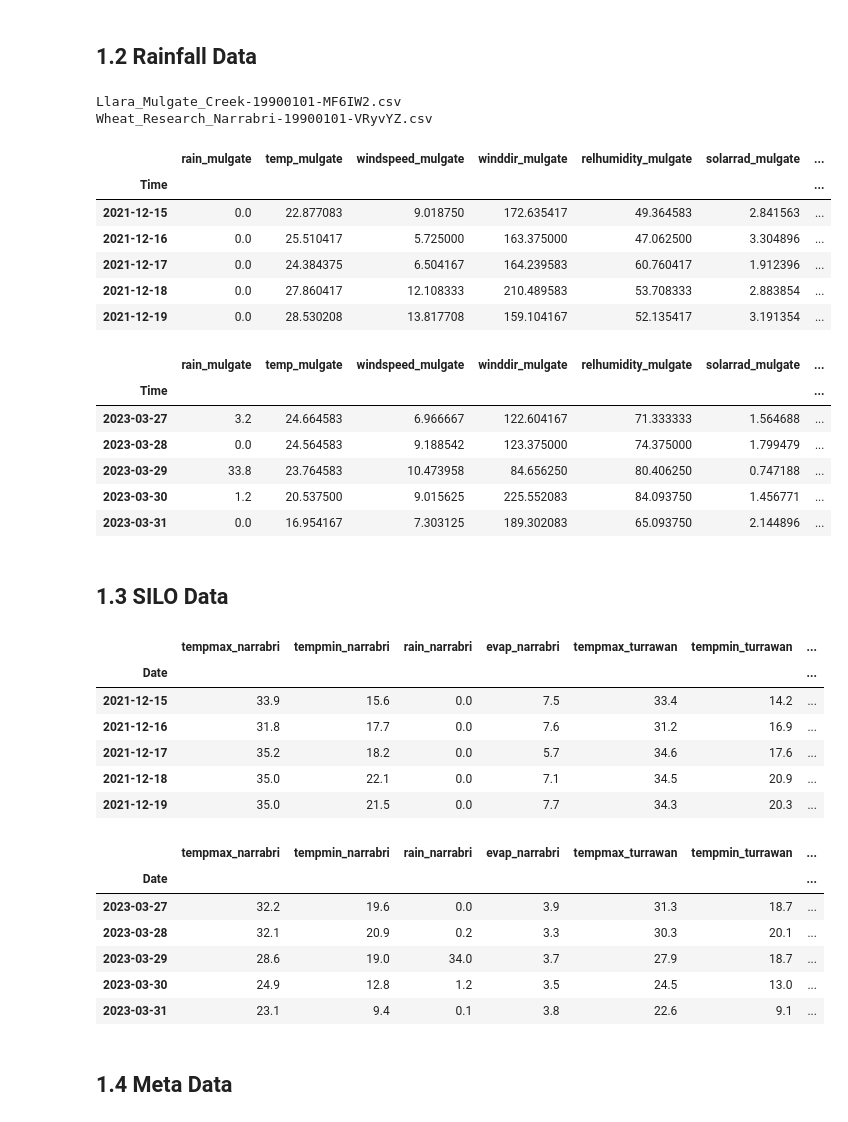
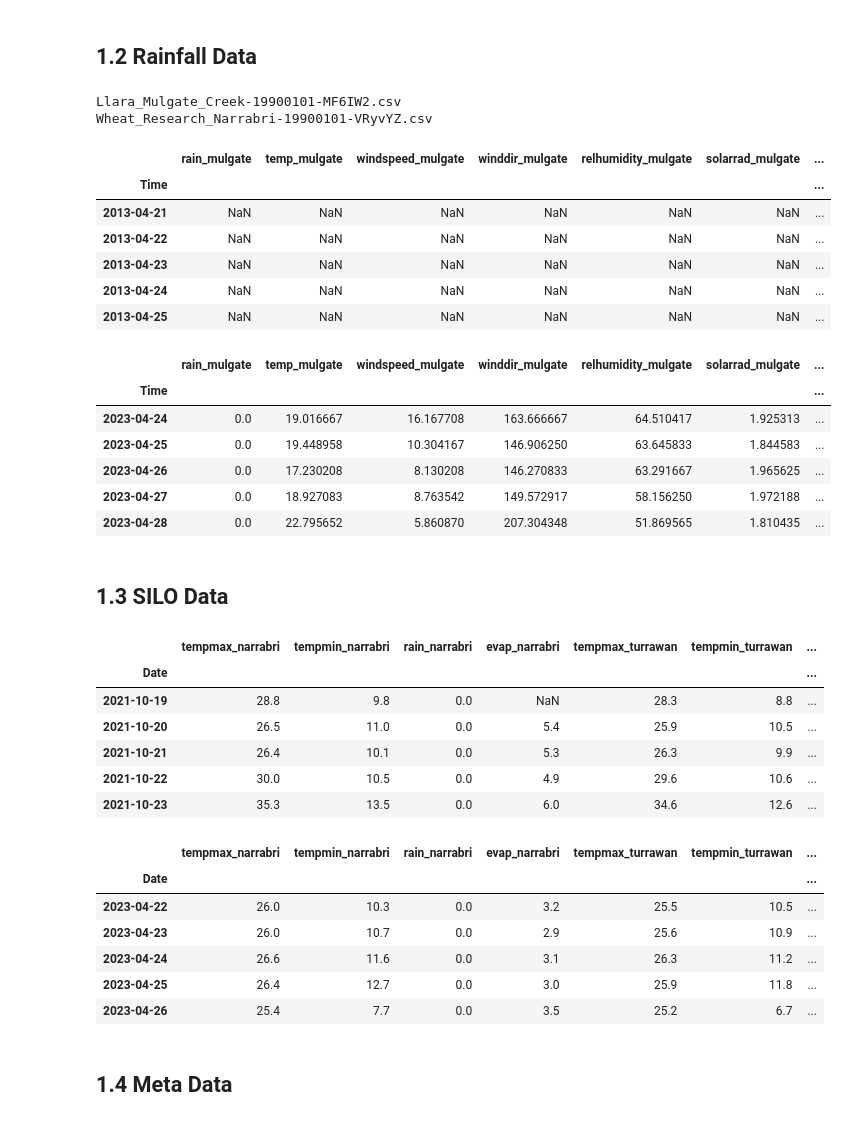
Before and after one commit to dare-centre/DDC-I, a Jupyter notebook: 00_Data_Preprocessing.ipynb, the cells around one changed output. Cells and saved outputs as stored; diff of their text form; code cells hidden in the pictures.

```diff
--- a/00_Data_Preprocessing.ipynb
+++ b/00_Data_Preprocessing.ipynb
@@ -126,48 +113,45 @@ Gauge: WW 12-03 AE start: 2021-12-15 00:00:00 end: 2023-04-12 00:00:00
 # %%
 # now get from other llara rain gauges
 llara_gauges = {
     'mulgate': 'Llara_Mulgate_Creek-19900101-MF6IW2.csv',
     # 'south': 'Llara_South-19900101-bNI22T.csv',
     'wheat': 'Wheat_Research_Narrabri-19900101-VRyvYZ.csv'
 }
 col_convert = {
     'Time': 'Date',
     ' Rain Since 9am (mm)': 'rain',
     ' Temperature (C)': 'temp',
     ' Rel Humidity (%)': 'relhumidity',
     ' Solar Rad (kWh/m^2)': 'solarrad',
     ' Wind (km/h)': 'windspeed',
     ' Wind Dir': 'winddir',
     ' MSLP (hPa)': 'mlsp',
     ' UV': 'uv'
 }
 
 llara_data = load_llara_gauges(data_dir,llara_gauges,col_convert)
 # drop if a gauge is missing that varibale entirely
 llara_data = llara_data.dropna(axis=1,how='all')
 
-# remove dates before the start date
-llara_data = llara_data[date_start:date_end]
-
 display(llara_data.head())
 display(llara_data.tail())
 # %% [output]
 Llara_Mulgate_Creek-19900101-MF6IW2.csv
 Wheat_Research_Narrabri-19900101-VRyvYZ.csv
 |  | rain_mulgate | temp_mulgate | windspeed_mulgate | winddir_mulgate | relhumidity_mulgate | solarrad_mulgate | ... |
 | Time |  |  |  |  |  |  | ... |
-| 2021-12-15 | 0.0 | 22.877083 | 9.018750 | 172.635417 | 49.364583 | 2.841563 | ... |
-| 2021-12-16 | 0.0 | 25.510417 | 5.725000 | 163.375000 | 47.062500 | 3.304896 | ... |
-| 2021-12-17 | 0.0 | 24.384375 | 6.504167 | 164.239583 | 60.760417 | 1.912396 | ... |
-| 2021-12-18 | 0.0 | 27.860417 | 12.108333 | 210.489583 | 53.708333 | 2.883854 | ... |
-| 2021-12-19 | 0.0 | 28.530208 | 13.817708 | 159.104167 | 52.135417 | 3.191354 | ... |
+| 2013-04-21 | NaN | NaN | NaN | NaN | NaN | NaN | ... |
+| 2013-04-22 | NaN | NaN | NaN | NaN | NaN | NaN | ... |
+| 2013-04-23 | NaN | NaN | NaN | NaN | NaN | NaN | ... |
+| 2013-04-24 | NaN | NaN | NaN | NaN | NaN | NaN | ... |
+| 2013-04-25 | NaN | NaN | NaN | NaN | NaN | NaN | ... |
 |  | rain_mulgate | temp_mulgate | windspeed_mulgate | winddir_mulgate | relhumidity_mulgate | solarrad_mulgate | ... |
 | Time |  |  |  |  |  |  | ... |
-| 2023-03-27 | 3.2 | 24.664583 | 6.966667 | 122.604167 | 71.333333 | 1.564688 | ... |
-| 2023-03-28 | 0.0 | 24.564583 | 9.188542 | 123.375000 | 74.375000 | 1.799479 | ... |
-| 2023-03-29 | 33.8 | 23.764583 | 10.473958 | 84.656250 | 80.406250 | 0.747188 | ... |
-| 2023-03-30 | 1.2 | 20.537500 | 9.015625 | 225.552083 | 84.093750 | 1.456771 | ... |
-| 2023-03-31 | 0.0 | 16.954167 | 7.303125 | 189.302083 | 65.093750 | 2.144896 | ... |
+| 2023-04-24 | 0.0 | 19.016667 | 16.167708 | 163.666667 | 64.510417 | 1.925313 | ... |
+| 2023-04-25 | 0.0 | 19.448958 | 10.304167 | 146.906250 | 63.645833 | 1.844583 | ... |
+| 2023-04-26 | 0.0 | 17.230208 | 8.130208 | 146.270833 | 63.291667 | 1.965625 | ... |
+| 2023-04-27 | 0.0 | 18.927083 | 8.763542 | 149.572917 | 58.156250 | 1.972188 | ... |
+| 2023-04-28 | 0.0 | 22.795652 | 5.860870 | 207.304348 | 51.869565 | 1.810435 | ... |
 # %% [markdown]
 ## 1.3 SILO Data
 # %%
@@ -194,26 +178,24 @@ for _ in silo_data.columns:
     if 'evap' in _:
         silo_data[_] = silo_data[_].shift(1)
 
-# remove dates before the start date
-silo_data = silo_data[date_start:date_end]
 
 display(silo_data.head())
 display(silo_data.tail())
 # %% [output]
 |  | tempmax_narrabri | tempmin_narrabri | rain_narrabri | evap_narrabri | tempmax_turrawan | tempmin_turrawan | ... |
 | Date |  |  |  |  |  |  | ... |
-| 2021-12-15 | 33.9 | 15.6 | 0.0 | 7.5 | 33.4 | 14.2 | ... |
-| 2021-12-16 | 31.8 | 17.7 | 0.0 | 7.6 | 31.2 | 16.9 | ... |
-| 2021-12-17 | 35.2 | 18.2 | 0.0 | 5.7 | 34.6 | 17.6 | ... |
-| 2021-12-18 | 35.0 | 22.1 | 0.0 | 7.1 | 34.5 | 20.9 | ... |
-| 2021-12-19 | 35.0 | 21.5 | 0.0 | 7.7 | 34.3 | 20.3 | ... |
+| 2021-10-19 | 28.8 | 9.8 | 0.0 | NaN | 28.3 | 8.8 | ... |
+| 2021-10-20 | 26.5 | 11.0 | 0.0 | 5.4 | 25.9 | 10.5 | ... |
+| 2021-10-21 | 26.4 | 10.1 | 0.0 | 5.3 | 26.3 | 9.9 | ... |
+| 2021-10-22 | 30.0 | 10.5 | 0.0 | 4.9 | 29.6 | 10.6 | ... |
+| 2021-10-23 | 35.3 | 13.5 | 0.0 | 6.0 | 34.6 | 12.6 | ... |
 |  | tempmax_narrabri | tempmin_narrabri | rain_narrabri | evap_narrabri | tempmax_turrawan | tempmin_turrawan | ... |
 | Date |  |  |  |  |  |  | ... |
-| 2023-03-27 | 32.2 | 19.6 | 0.0 | 3.9 | 31.3 | 18.7 | ... |
-| 2023-03-28 | 32.1 | 20.9 | 0.2 | 3.3 | 30.3 | 20.1 | ... |
-| 2023-03-29 | 28.6 | 19.0 | 34.0 | 3.7 | 27.9 | 18.7 | ... |
-| 2023-03-30 | 24.9 | 12.8 | 1.2 | 3.5 | 24.5 | 13.0 | ... |
-| 2023-03-31 | 23.1 | 9.4 | 0.1 | 3.8 | 22.6 | 9.1 | ... |
+| 2023-04-22 | 26.0 | 10.3 | 0.0 | 3.2 | 25.5 | 10.5 | ... |
+| 2023-04-23 | 26.0 | 10.7 | 0.0 | 2.9 | 25.6 | 10.9 | ... |
+| 2023-04-24 | 26.6 | 11.6 | 0.0 | 3.1 | 26.3 | 11.2 | ... |
+| 2023-04-25 | 26.4 | 12.7 | 0.0 | 3.0 | 25.9 | 11.8 | ... |
+| 2023-04-26 | 25.4 | 7.7 | 0.0 | 3.5 | 25.2 | 6.7 | ... |
 # %% [markdown]
 ## 1.4 Meta Data
 # %%
```
Also changed, not shown: parts of 16 cells of this notebook, 4 other files.
